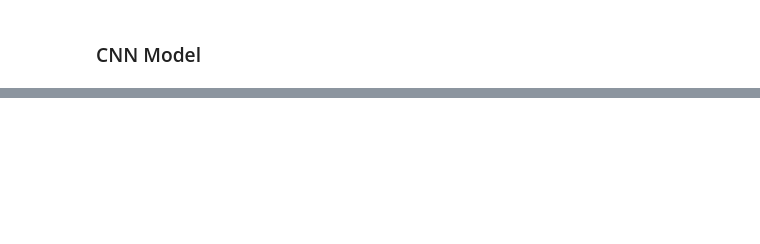
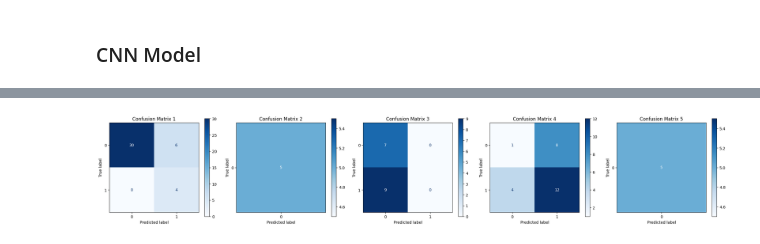
Before and after one commit to ArtKrutsko/B2AI-Project3, a Jupyter notebook: SES_Rainbow_VFP_prediction.ipynb, the cells around one changed output, grey strips where cells are left out. Saved outputs shown, nothing was run; the diff lists cells and outputs as text; code cells hidden in the pictures; blank space fills up the shorter version.

```diff
--- a/SES_spectro_VFP_prediction.ipynb
+++ b/SES_Rainbow_VFP_prediction.ipynb
@@ -448,0 +572,38 @@ weighted avg       0.74      0.73      0.73       106
+# %%
+df_undef = df[df['Ses'] == -1]
+df_poverty = df[df['Ses'] == 0]
+df_lower = df[df['Ses'] == 1]
+df_middle = df[df['Ses'] == 2]
+df_upper = df[df['Ses'] == 3]
+# %%
+dataframes = [df_undef, df_poverty, df_lower, df_middle, df_upper]
+titles = [
+    'Confusion Matrix 1',
+    'Confusion Matrix 2',
+    'Confusion Matrix 3',
+    'Confusion Matrix 4',
+    'Confusion Matrix 5'
+]
+
+# Create subplots
+fig, ax = plt.subplots(1, 5, figsize=(23, 4))
+
+# Keep track of the index for the subplot
+index = 0
+
+for df, title in zip(dataframes, titles):
+    if not df.empty:  # Check if the dataframe is not empty
+        cm = confusion_matrix(df['test_value'], df['model_prediction'])
+        disp = ConfusionMatrixDisplay(confusion_matrix=cm)
+        disp.plot(ax=ax[index], cmap='Blues')
+        ax[index].title.set_text(title)
+        index += 1
+
+# Hide any remaining subplots
+for i in range(index, len(ax)):
+    fig.delaxes(ax[i])
+
+plt.tight_layout()
+plt.show()
+# %% [output]
+[figure, added]
```
Also changed, not shown: parts of 15 cells of this notebook, 1 other file.
